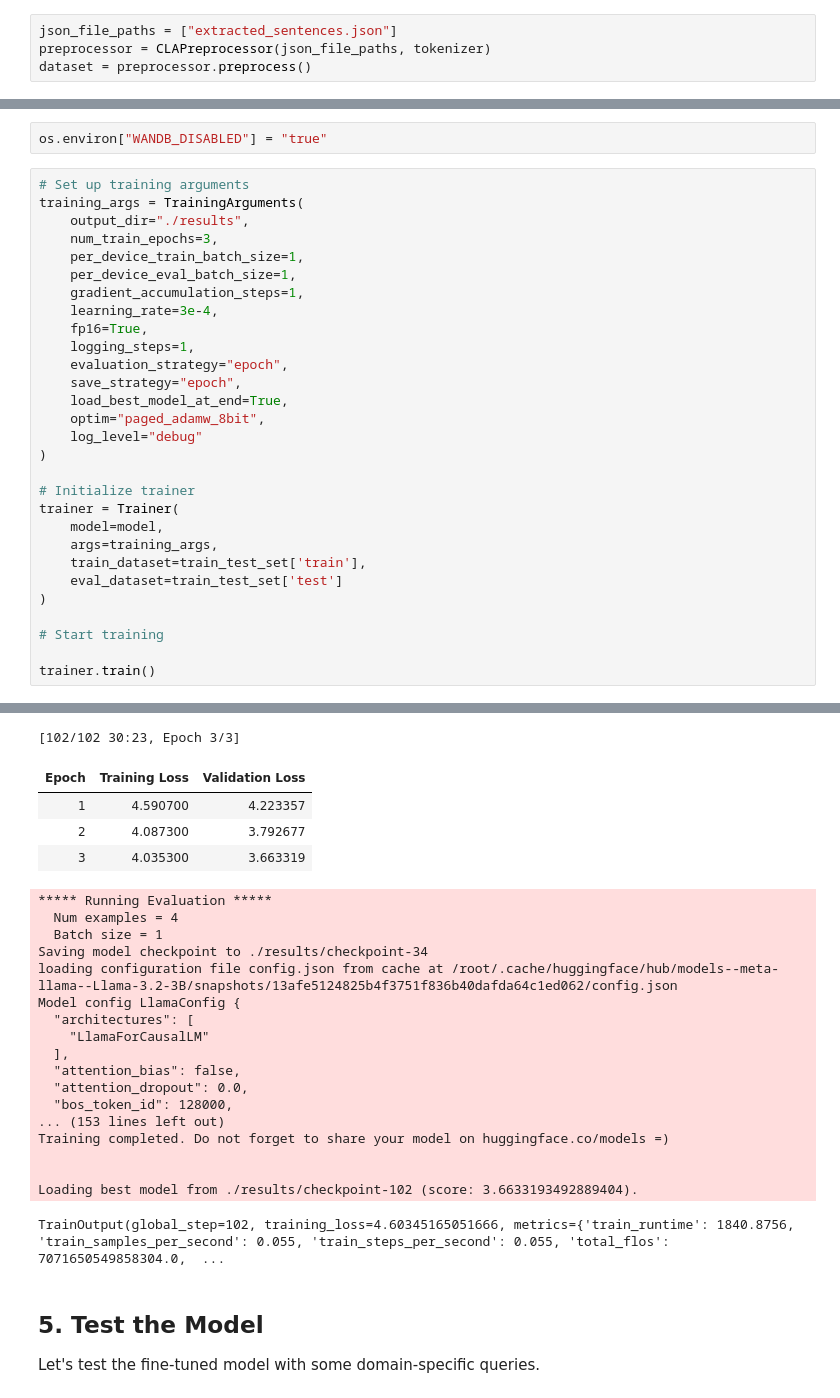
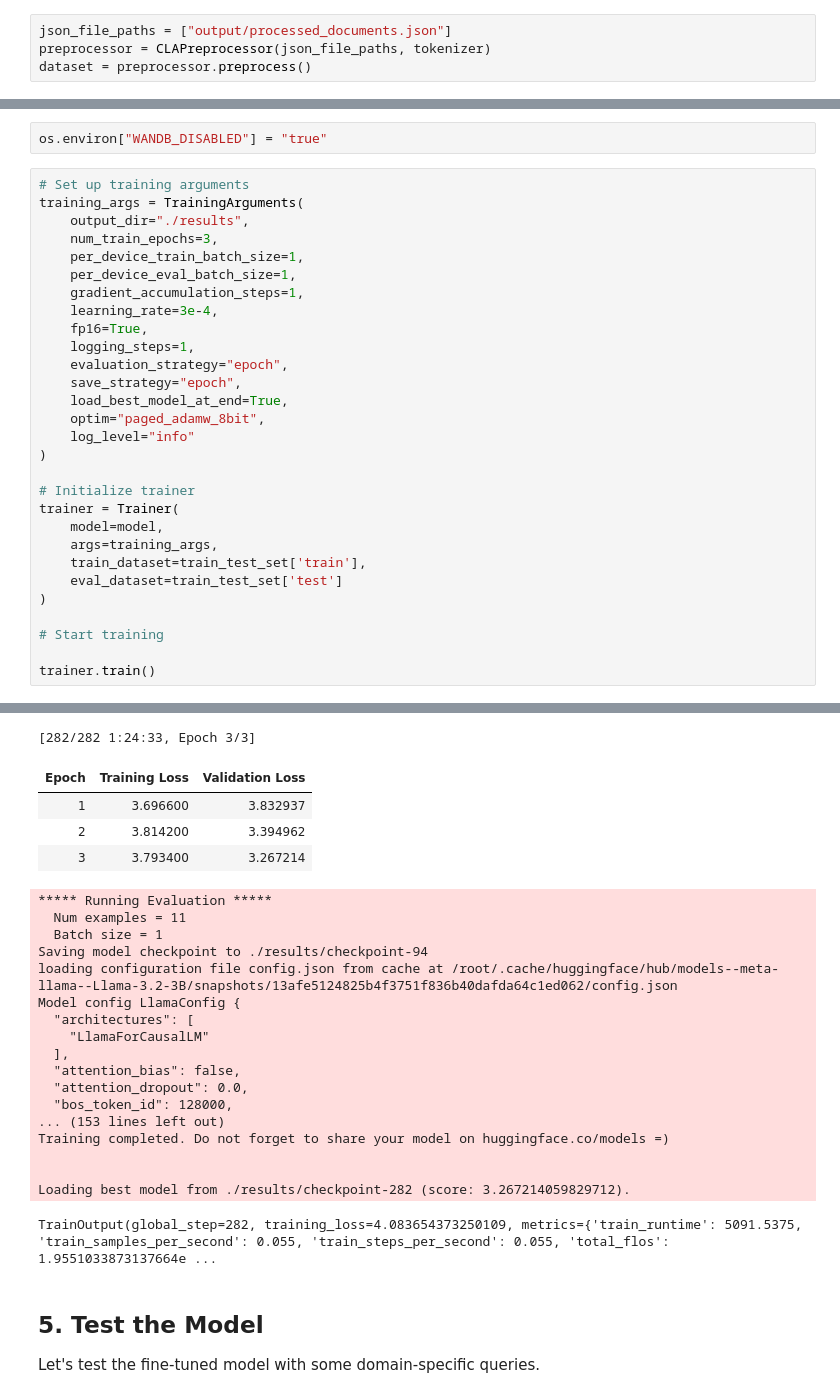
Before and after one commit to arminwitte/mistral-peft, a Jupyter notebook: notebook_kaggle_llama.ipynb, the cells around one changed output, grey strips where cells are left out. Drawn from its saved outputs; the diff is of its cells as text.

```diff
--- a/notebook_kaggle_llama.ipynb
+++ b/notebook_kaggle_llama.ipynb
@@ -77,7 +72,7 @@ Now we'll create masked language modeling examples for training.
 model_name = "meta-llama/Llama-3.2-3B"  # Or the specific quantized version if you are using one.
 tokenizer = AutoTokenizer.from_pretrained(model_name)
 # %%
-json_file_paths = ["extracted_sentences.json"]
+json_file_paths = ["output/processed_documents.json"]
 preprocessor = CLAPreprocessor(json_file_paths, tokenizer)
 dataset = preprocessor.preprocess()
 # %% [output]
@@ -159,7 +151,7 @@ training_args = TrainingArguments(
     save_strategy="epoch",
     load_best_model_at_end=True,
     optim="paged_adamw_8bit",
-    log_level="debug"
+    log_level="info"
 )
 
 # Initialize trainer
@@ -187,14 +178,14 @@ Currently training with a batch size of: 1
   Number of trainable parameters = 2,293,760
 `use_cache=True` is incompatible with gradient checkpointing. Setting `use_cache=False`.
-[102/102 30:23, Epoch 3/3]
+[282/282 1:24:33, Epoch 3/3]
 | Epoch | Training Loss | Validation Loss |
-| 1 | 4.590700 | 4.223357 |
-| 2 | 4.087300 | 3.792677 |
-| 3 | 4.035300 | 3.663319 |
+| 1 | 3.696600 | 3.832937 |
+| 2 | 3.814200 | 3.394962 |
+| 3 | 3.793400 | 3.267214 |
 ***** Running Evaluation *****
-  Num examples = 4
+  Num examples = 11
   Batch size = 1
-Saving model checkpoint to ./results/checkpoint-34
+Saving model checkpoint to ./results/checkpoint-94
 loading configuration file config.json from cache at /root/.cache/huggingface/hub/models--meta-llama--Llama-3.2-3B/snapshots/13afe5124825b4f3751f836b40dafda64c1ed062/config.json
 Model config LlamaConfig {
   "architectures": [
@@ -207,8 +198,8 @@ Model config LlamaConfig {
 Training completed. Do not forget to share your model on huggingface.co/models =)
 
 
-Loading best model from ./results/checkpoint-102 (score: 3.6633193492889404).
+Loading best model from ./results/checkpoint-282 (score: 3.267214059829712).
-TrainOutput(global_step=102, training_loss=4.60345165051666, metrics={'train_runtime': 1840.8756, 'train_samples_per_second': 0.055, 'train_steps_per_second': 0.055, 'total_flos': 7071650549858304.0,  ...
+TrainOutput(global_step=282, training_loss=4.083654373250109, metrics={'train_runtime': 5091.5375, 'train_samples_per_second': 0.055, 'train_steps_per_second': 0.055, 'total_flos': 1.9551033873137664e ...
 # %% [markdown]
 ## 5. Test the Model
 
```
Also changed, not shown: parts of 13 cells of this notebook.
